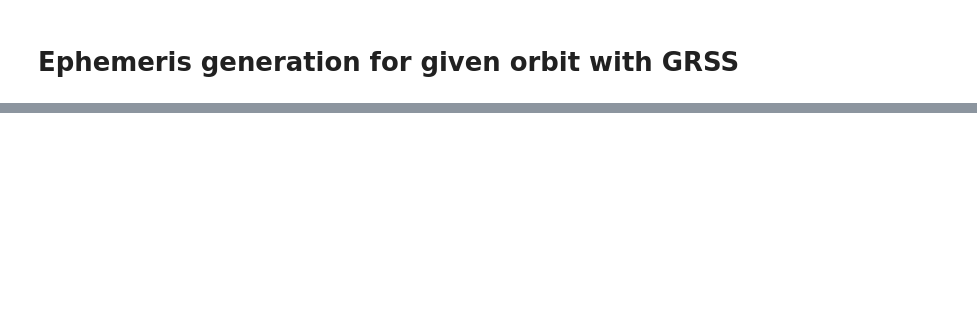
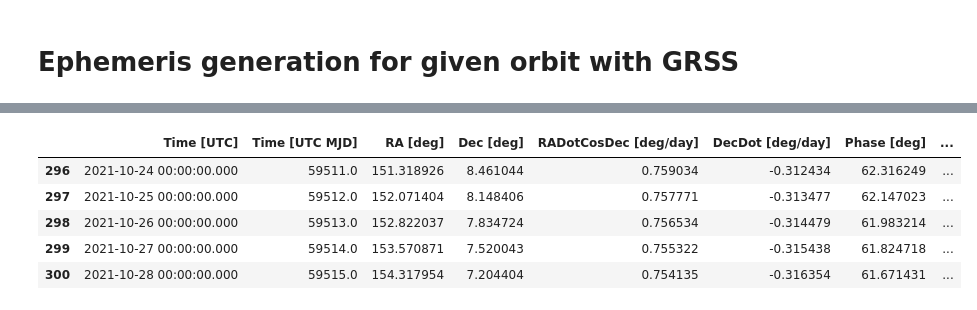
Before and after one commit to rahil-makadia/lsst-ephemeris, a Jupyter notebook: ephemeris.ipynb, the cells around one changed output, grey strips where cells are left out. Drawn from its saved outputs; the diff is of its cells as text; code cells hidden in the pictures; blank space fills up the shorter version.

```diff
--- a/ephemeris.ipynb
+++ b/ephemeris.ipynb
@@ -146,0 +149,9 @@ ephem.head()
+# %%
+ephem.tail()
+# %% [output]
+|  | Time [UTC] | Time [UTC MJD] | RA [deg] | Dec [deg] | RADotCosDec [deg/day] | DecDot [deg/day] | Phase [deg] | ... |
+| 296 | 2021-10-24 00:00:00.000 | 59511.0 | 151.318926 | 8.461044 | 0.759034 | -0.312434 | 62.316249 | ... |
+| 297 | 2021-10-25 00:00:00.000 | 59512.0 | 152.071404 | 8.148406 | 0.757771 | -0.313477 | 62.147023 | ... |
+| 298 | 2021-10-26 00:00:00.000 | 59513.0 | 152.822037 | 7.834724 | 0.756534 | -0.314479 | 61.983214 | ... |
+| 299 | 2021-10-27 00:00:00.000 | 59514.0 | 153.570871 | 7.520043 | 0.755322 | -0.315438 | 61.824718 | ... |
+| 300 | 2021-10-28 00:00:00.000 | 59515.0 | 154.317954 | 7.204404 | 0.754135 | -0.316354 | 61.671431 | ... |
```
Also changed, not shown: parts of 4 cells of this notebook, 2 other files.
